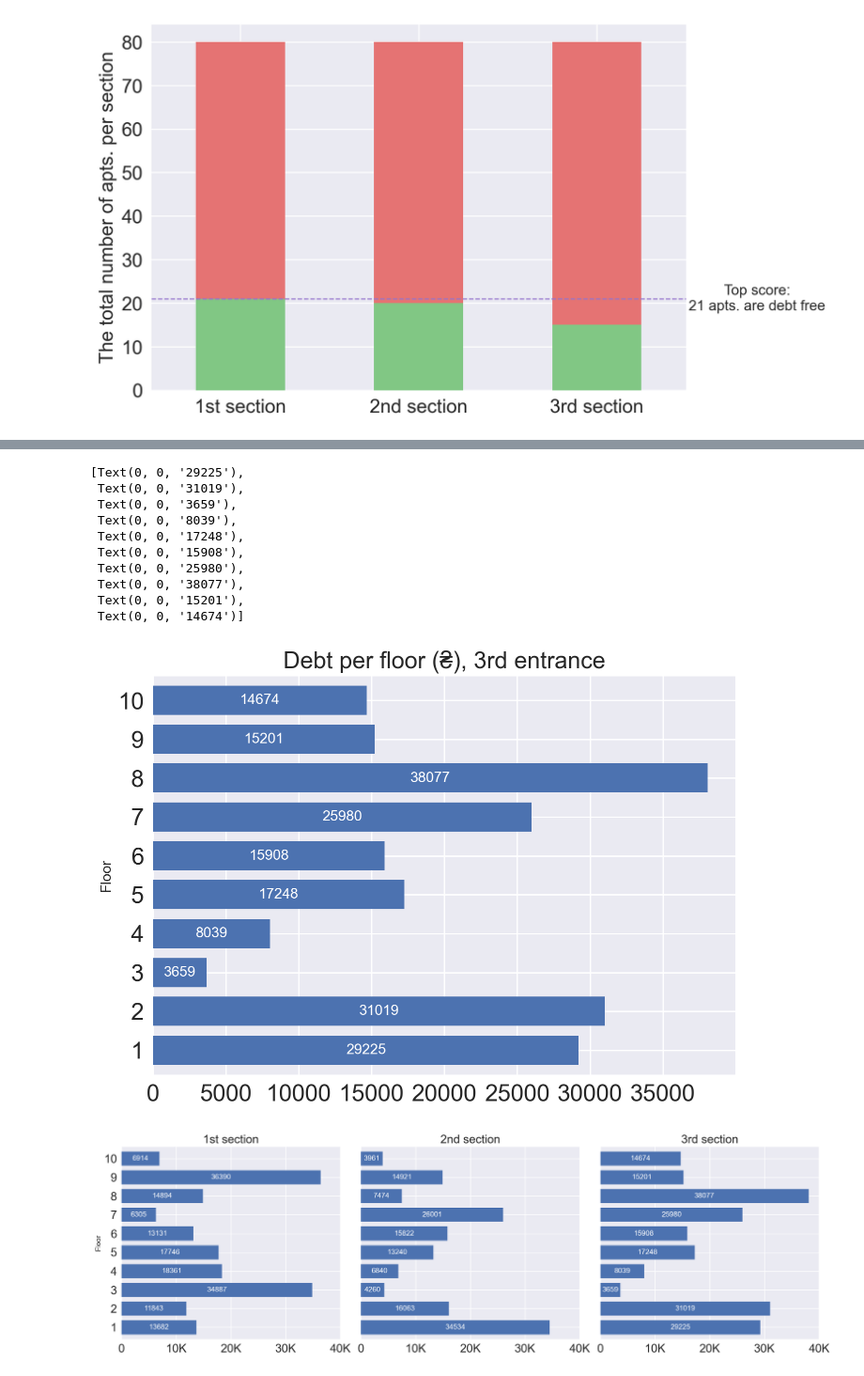
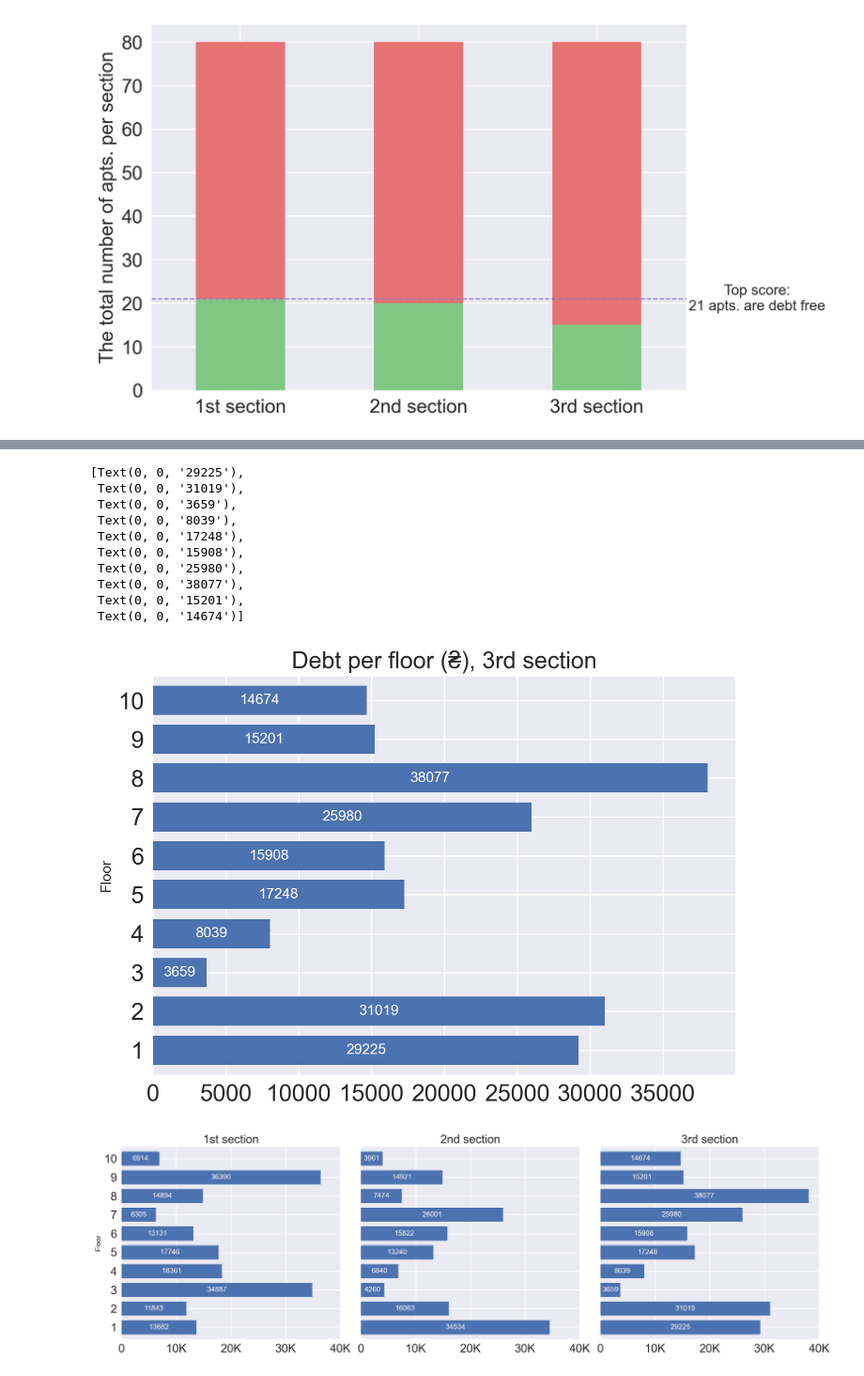
Before and after one commit to SlavaMelanko/SlavaMelanko, a Jupyter notebook: blog/data-visualization/debts.ipynb, the cells around one changed output, grey strips where cells are left out. Shown at 94% size. Cells and saved outputs as stored; diff of their text form; code cells hidden in the pictures.

```diff
--- a/blog/data-visualization/debts.ipynb
+++ b/blog/data-visualization/debts.ipynb
@@ -210,21 +210,21 @@ ax.bar_label(ax.containers[0], fmt="%.0f", fontsize=11, label_type="center", col
 # %%
 section_num = 3
 ax = debt[debt["section"] == section_num].groupby(["floor"])["debt"].sum().plot.barh(fontsize=18, width = 0.75)
 ax.set_ylabel("Floor")
-ax.set_title(f"Debt per floor (₴), {section_num}rd entrance", fontsize=18)
+ax.set_title(f"Debt per floor (₴), {section_num}rd section", fontsize=18)
 ax.bar_label(ax.containers[0], fmt="%.0f", fontsize=11, label_type="center", color="white")
 # %% [output]
 [Text(0, 0, '29225'),
  Text(0, 0, '31019'),
  Text(0, 0, '3659'),
  Text(0, 0, '8039'),
  Text(0, 0, '17248'),
  Text(0, 0, '15908'),
  Text(0, 0, '25980'),
  Text(0, 0, '38077'),
  Text(0, 0, '15201'),
  Text(0, 0, '14674')]
-[figure, old version]
+[figure, new version]
 # %%
 fix, axs = plt.subplots(1, 3, figsize=(16, 5), sharey=True, sharex=True)
 
```
Also changed, not shown: parts of 5 cells of this notebook.
